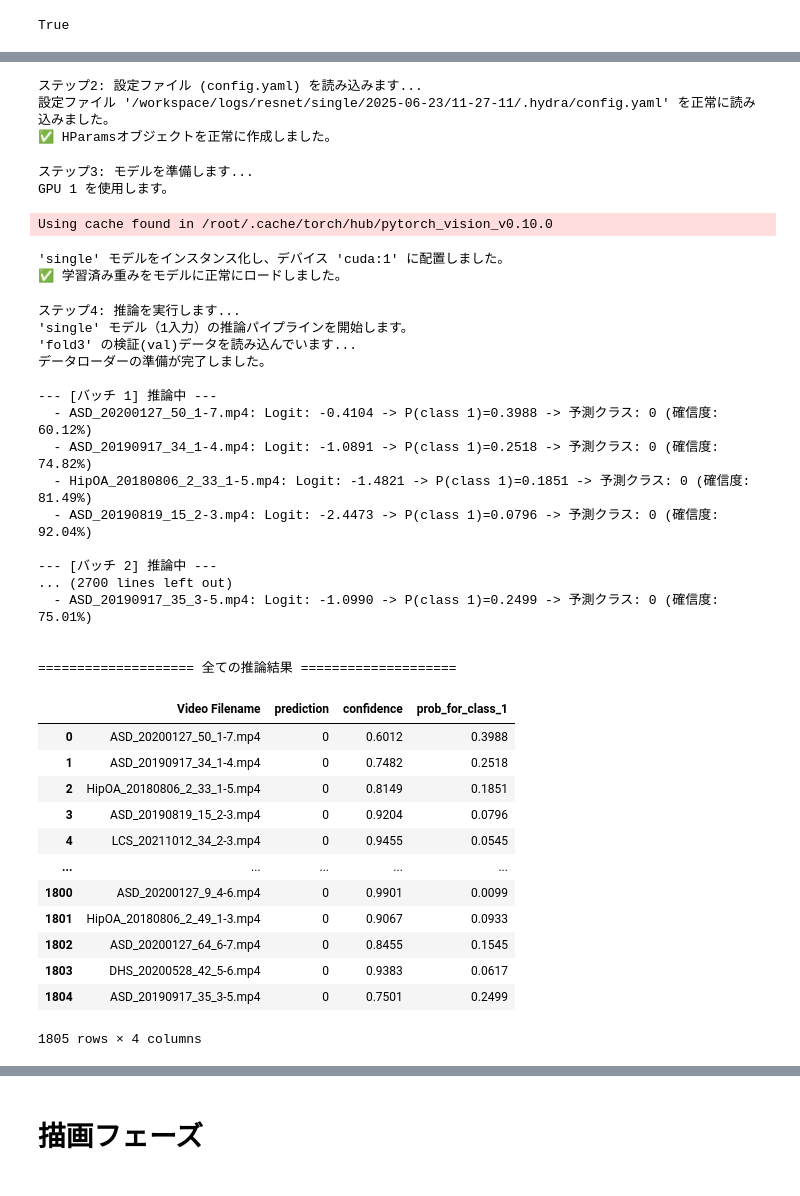
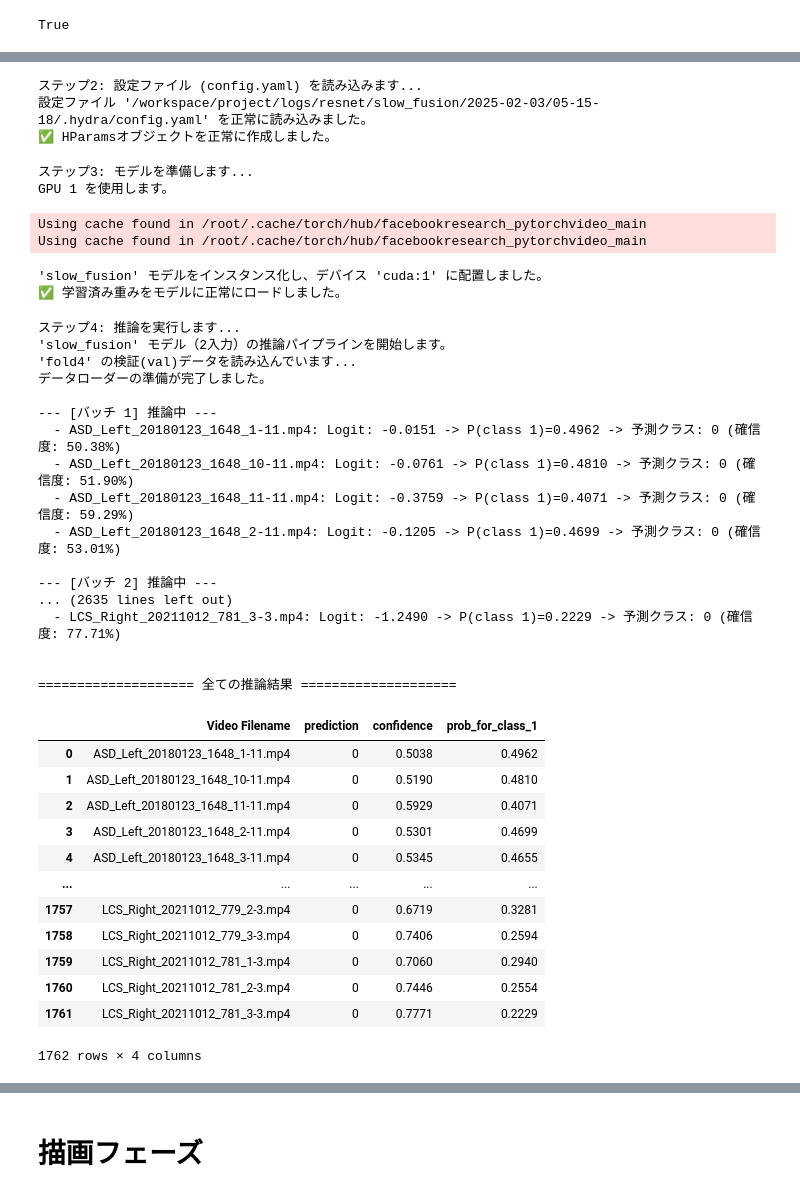
Before and after one commit to TsuguTsukumo/2stream_3D_CNN_Walk_Pytorch, a Jupyter notebook: analysis/draw_failurepoint.ipynb, the cells around one changed output, grey strips where cells are left out. Cells and saved outputs as stored; diff of their text form; code cells hidden in the pictures.

```diff
--- a/analysis/draw_failurepoint.ipynb
+++ b/analysis/draw_failurepoint.ipynb
@@ -53,7 +55,7 @@ except ImportError as e:
 print("\nステップ2: 設定ファイル (config.yaml) を読み込みます...")
 
 # 学習済みモデルが含まれるディレクトリのルートパス
-model_root = '/workspace/logs/resnet/single/2025-06-23/11-27-11'
+model_root = '/workspace/project/logs/resnet/slow_fusion/2025-02-03/05-15-18'
 
 # config.yaml のパス
 config_path = os.path.join(model_root, '.hydra/config.yaml')
@@ -91,7 +93,7 @@ except KeyError as e:
     sys.exit()
 # %% [output]
 ステップ2: 設定ファイル (config.yaml) を読み込みます...
-設定ファイル '/workspace/logs/resnet/single/2025-06-23/11-27-11/.hydra/config.yaml' を正常に読み込みました。
+設定ファイル '/workspace/project/logs/resnet/slow_fusion/2025-02-03/05-15-18/.hydra/config.yaml' を正常に読み込みました。
 ✅ HParamsオブジェクトを正常に作成しました。
 # %%
 # ==============================================================================
@@ -102,7 +104,7 @@ print("\nステップ3: モデルを準備します...")
 # --- 設定値の取得 ---
 fusion_type = hparams.train.experiment
 device_ids = 1
-model_path = os.path.join(model_root, 'fold3/version_0/checkpoints/1-1.32-0.5332.ckpt')
+model_path = os.path.join(model_root, 'fold4/version_0/checkpoints/2-0.61-0.6986.ckpt')
 
 # --- デバイスの設定 ---
 if torch.cuda.is_available():
@@ -160,8 +162,9 @@ except Exception as e:
 # %% [output]
 ステップ3: モデルを準備します...
 GPU 1 を使用します。
-Using cache found in /root/.cache/torch/hub/pytorch_vision_v0.10.0
+Using cache found in /root/.cache/torch/hub/facebookresearch_pytorchvideo_main
+Using cache found in /root/.cache/torch/hub/facebookresearch_pytorchvideo_main
-'single' モデルをインスタンス化し、デバイス 'cuda:1' に配置しました。
+'slow_fusion' モデルをインスタンス化し、デバイス 'cuda:1' に配置しました。
 ✅ 学習済み重みをモデルに正常にロードしました。
 # %%
 # ==============================================================================
@@ -170,9 +173,9 @@ Using cache found in /root/.cache/torch/hub/pytorch_vision_v0.10.0
 print("\nステップ4: 推論を実行します...")
 
 # --- 4.1. 推論対象の設定 ---
-AP_DATA_ROOT = '/workspace/data/analysis/ex_20250116_lat_organaized_split'
-LAT_DATA_ROOT = '/workspace/data/analysis/ex_20250116_lat_organaized_split'
-TARGET_FOLD = 'fold3'
+AP_DATA_ROOT = '/workspace/data/out_dir_ver2_classified_front'
+LAT_DATA_ROOT = '/workspace/data/out_dir_ver2_classified_side'
+TARGET_FOLD = 'fold4'
 INFERENCE_BATCH_SIZE = 4
 # -----------------------------
 
@@ -197,6 +200,8 @@ if fusion_type in ['late_fusion', 'early_fusion', 'slow_fusion']:
             batch_dict = batch[0]
             inputs_front, inputs_side = batch_dict["ap"]["video"].to(device), batch_dict["lat"]["video"].to(device)
             video_names = batch_dict["ap"]["video_name"]
+            if batch_dict['ap']['video_name'] != batch_dict['lat']['video_name']:
+                print('error')
             outputs = model(inputs_front, inputs_side)
             prob_for_class_1 = torch.sigmoid(outputs)
             predicted_indices = (prob_for_class_1 > 0.5).long()
@@ -237,53 +242,53 @@ elif fusion_type == 'single':
                 pred_class, prob1 = predicted_indices[idx].item(), prob_for_class_1[idx].item()
                 confidence = prob1 if pred_class == 1 else 1 - prob1
                 results[video_name] = {'prediction': pred_class, 'confidence': f"{confidence:.4f}", 'prob_for_class_1': f"{prob1:.4f}"}
                 print(f"  - {video_name}: Logit: {outputs[idx].item():.4f} -> P(class 1)={prob1:.4f} -> 予測クラス: {pred_class} (確信度: {confidence*100:.2f}%)")
 
 
 
 else:
     print(f"エラー: fusion_type '{fusion_type}' はこのスクリプトでサポートされていません。")
 
 # --- 4.4. 結果の集計と表示 ---
 print("\n\n==================== 全ての推論結果 ====================")
 if not results:
     print("推論が実行された動画はありませんでした。")
 else:
     results_df = pd.DataFrame.from_dict(results, orient='index')
     results_df.index.name = 'Video Filename'
     results_df = results_df.reset_index()
     display(results_df)
 # %% [output]
 ステップ4: 推論を実行します...
-'single' モデル（1入力）の推論パイプラインを開始します。
-'fold3' の検証(val)データを読み込んでいます...
+'slow_fusion' モデル（2入力）の推論パイプラインを開始します。
+'fold4' の検証(val)データを読み込んでいます...
 データローダーの準備が完了しました。
 
 --- [バッチ 1] 推論中 ---
-  - ASD_20200127_50_1-7.mp4: Logit: -0.4104 -> P(class 1)=0.3988 -> 予測クラス: 0 (確信度: 60.12%)
-  - ASD_20190917_34_1-4.mp4: Logit: -1.0891 -> P(class 1)=0.2518 -> 予測クラス: 0 (確信度: 74.82%)
-  - HipOA_20180806_2_33_1-5.mp4: Logit: -1.4821 -> P(class 1)=0.1851 -> 予測クラス: 0 (確信度: 81.49%)
-  - ASD_20190819_15_2-3.mp4: Logit: -2.4473 -> P(class 1)=0.0796 -> 予測クラス: 0 (確信度: 92.04%)
+  - ASD_Left_20180123_1648_1-11.mp4: Logit: -0.0151 -> P(class 1)=0.4962 -> 予測クラス: 0 (確信度: 50.38%)
+  - ASD_Left_20180123_1648_10-11.mp4: Logit: -0.0761 -> P(class 1)=0.4810 -> 予測クラス: 0 (確信度: 51.90%)
+  - ASD_Left_20180123_1648_11-11.mp4: Logit: -0.3759 -> P(class 1)=0.4071 -> 予測クラス: 0 (確信度: 59.29%)
+  - ASD_Left_20180123_1648_2-11.mp4: Logit: -0.1205 -> P(class 1)=0.4699 -> 予測クラス: 0 (確信度: 53.01%)
 
 --- [バッチ 2] 推論中 ---
-... (2700 lines left out)
-  - ASD_20190917_35_3-5.mp4: Logit: -1.0990 -> P(class 1)=0.2499 -> 予測クラス: 0 (確信度: 75.01%)
+... (2635 lines left out)
+  - LCS_Right_20211012_781_3-3.mp4: Logit: -1.2490 -> P(class 1)=0.2229 -> 予測クラス: 0 (確信度: 77.71%)
 
 
 ==================== 全ての推論結果 ====================
 |  | Video Filename | prediction | confidence | prob_for_class_1 |
-| 0 | ASD_20200127_50_1-7.mp4 | 0 | 0.6012 | 0.3988 |
-| 1 | ASD_20190917_34_1-4.mp4 | 0 | 0.7482 | 0.2518 |
-| 2 | HipOA_20180806_2_33_1-5.mp4 | 0 | 0.8149 | 0.1851 |
-| 3 | ASD_20190819_15_2-3.mp4 | 0 | 0.9204 | 0.0796 |
-| 4 | LCS_20211012_34_2-3.mp4 | 0 | 0.9455 | 0.0545 |
+| 0 | ASD_Left_20180123_1648_1-11.mp4 | 0 | 0.5038 | 0.4962 |
+| 1 | ASD_Left_20180123_1648_10-11.mp4 | 0 | 0.5190 | 0.4810 |
+| 2 | ASD_Left_20180123_1648_11-11.mp4 | 0 | 0.5929 | 0.4071 |
+| 3 | ASD_Left_20180123_1648_2-11.mp4 | 0 | 0.5301 | 0.4699 |
+| 4 | ASD_Left_20180123_1648_3-11.mp4 | 0 | 0.5345 | 0.4655 |
 | ... | ... | ... | ... | ... |
-| 1800 | ASD_20200127_9_4-6.mp4 | 0 | 0.9901 | 0.0099 |
-| 1801 | HipOA_20180806_2_49_1-3.mp4 | 0 | 0.9067 | 0.0933 |
-| 1802 | ASD_20200127_64_6-7.mp4 | 0 | 0.8455 | 0.1545 |
-| 1803 | DHS_20200528_42_5-6.mp4 | 0 | 0.9383 | 0.0617 |
-| 1804 | ASD_20190917_35_3-5.mp4 | 0 | 0.7501 | 0.2499 |
+| 1757 | LCS_Right_20211012_779_2-3.mp4 | 0 | 0.6719 | 0.3281 |
+| 1758 | LCS_Right_20211012_779_3-3.mp4 | 0 | 0.7406 | 0.2594 |
+| 1759 | LCS_Right_20211012_781_1-3.mp4 | 0 | 0.7060 | 0.2940 |
+| 1760 | LCS_Right_20211012_781_2-3.mp4 | 0 | 0.7446 | 0.2554 |
+| 1761 | LCS_Right_20211012_781_3-3.mp4 | 0 | 0.7771 | 0.2229 |
-1805 rows × 4 columns
+1762 rows × 4 columns
 # %%
 import json
 
```
Also changed, not shown: parts of 5 cells of this notebook, 9 other files.
